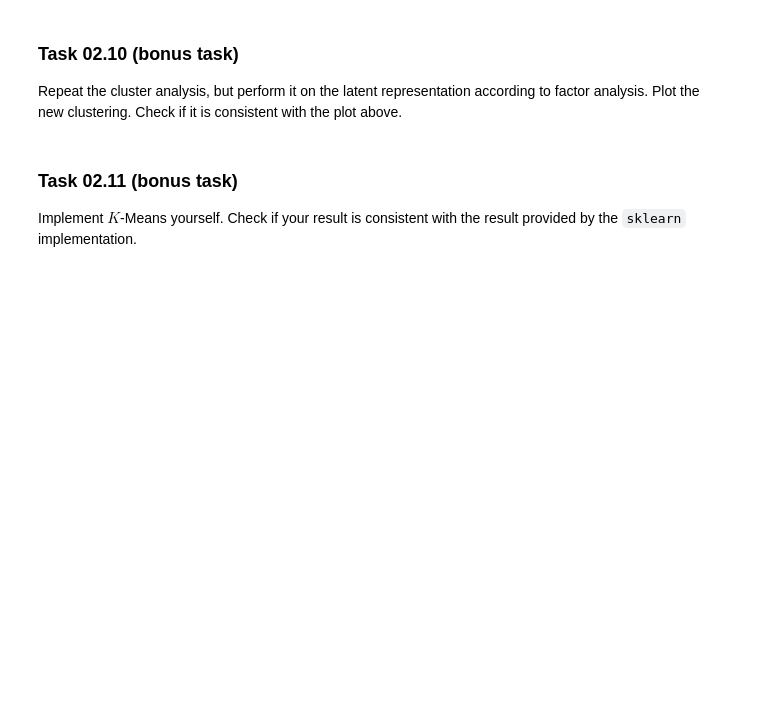
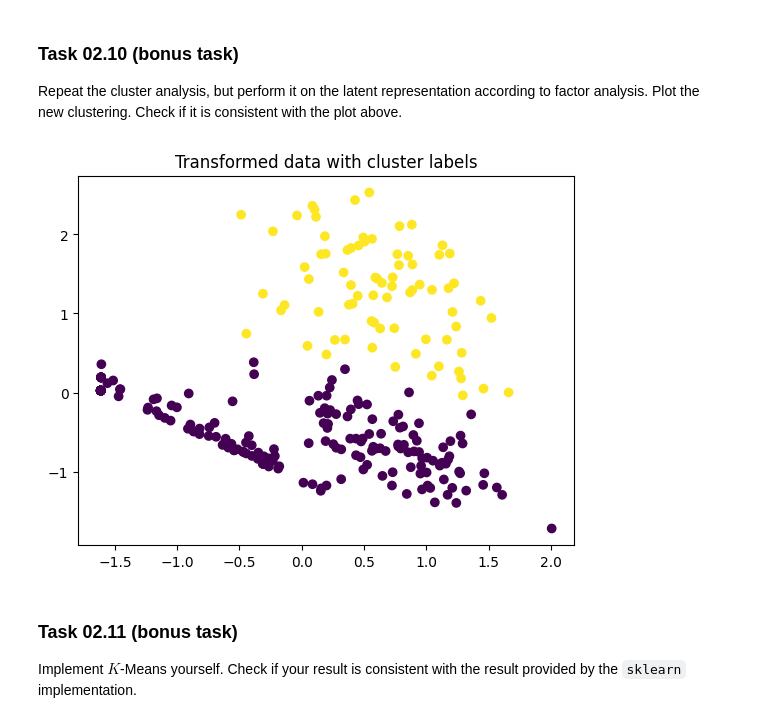
Before and after one commit to bhunecke/data-mining, a Jupyter notebook: sheet02/sheet02.ipynb, the cells around one changed output. Drawn from its saved outputs; the diff is of its cells as text; code cells hidden in the pictures; blank space fills up the shorter version.

```diff
--- a/sheet02/sheet02.ipynb
+++ b/sheet02/sheet02.ipynb
@@ -297,3 +294,17 @@ raise NotImplementedError()
+# %%
+from sklearn.decomposition import FactorAnalysis
+
+fa = FactorAnalysis(n_components=2)
+X_transformed = fa.fit_transform(X)
+
+kmeans = KMeans(n_clusters=2, n_init="auto")
+clusters = kmeans.fit_predict(X_transformed)
+
+plt.title("Transformed data with cluster labels")
+plt.scatter(X_transformed[:, 0], X_transformed[:, 1], c=clusters)
+plt.show()
+# %% [output]
+[figure, added]
 # %%
 # this cell is here for test purposes. please ignore it.
 # %% [markdown]
```
Also changed, not shown: parts of 2 cells of this notebook.
